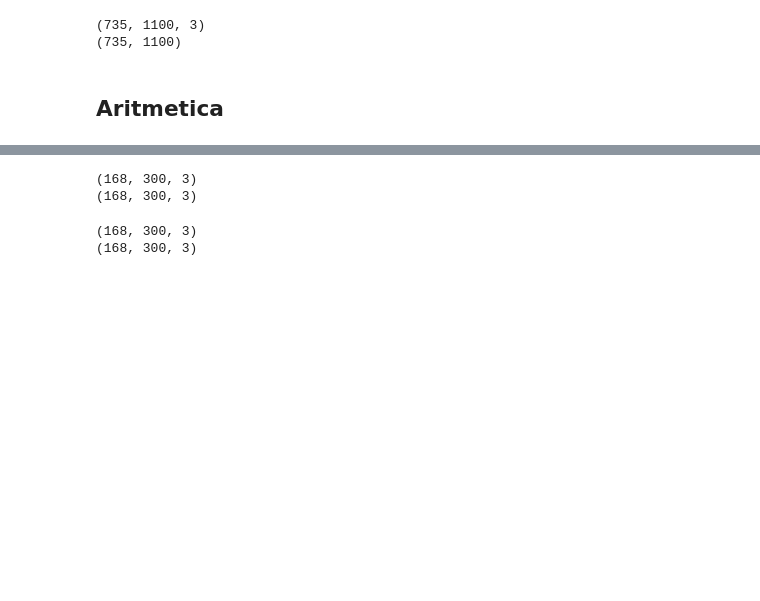
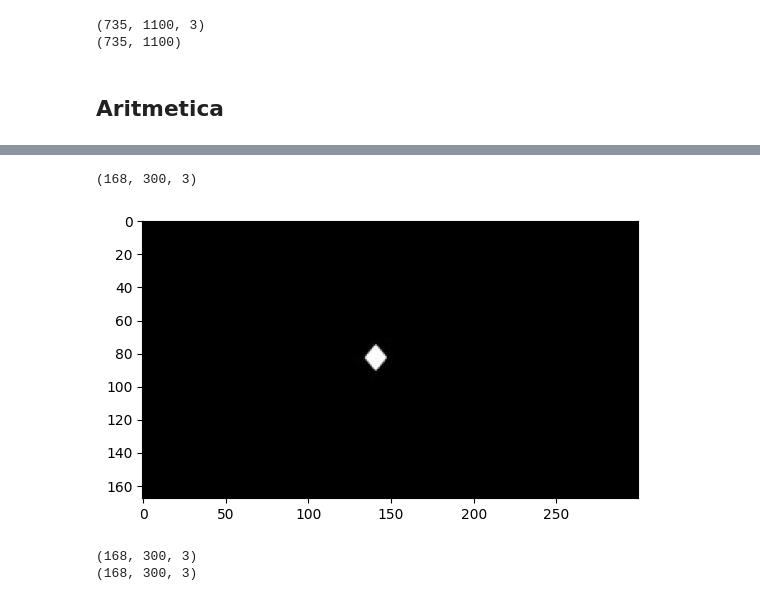
Before and after one commit to miguel-kjh/FSI, a Jupyter notebook: reconocimento_de_patrones/open_cv_básico.ipynb, the cells around one changed output, grey strips where cells are left out. Saved outputs shown, nothing was run; the diff lists cells and outputs as text; code cells hidden in the pictures; blank space fills up the shorter version.

```diff
--- a/reconocimento_de_patrones/open_cv_básico.ipynb
+++ b/reconocimento_de_patrones/open_cv_básico.ipynb
@@ -186,18 +195,17 @@ dot  = os.path.join(FOLDER_IMG, "dot.jpg")
+# %%
+image2_dot = cv2.imread(dot)
+plt.imshow(cv2.cvtColor(image2_dot, cv2.COLOR_BGR2RGB))
+print(image2_dot.shape)
+# %% [output]
+(168, 300, 3)
+[figure, added]
 # %%
-image_start = cv2.imread(star)
-print(image_start.shape)
-image2_dot = cv2.imread(dot)
-print(image2_dot.shape)
-
 img_sub = cv2.subtract(image_start, image2_dot)
 
 cv2.imshow('Weighted Image', img_sub)
 
 cv2.waitKey(0)
 cv2.destroyAllWindows()
-# %% [output]
-(168, 300, 3)
-(168, 300, 3)
 # %%
 image_start = cv2.imread(star)
 print(image_start.shape)
```
Also changed, not shown: parts of 6 cells of this notebook.
